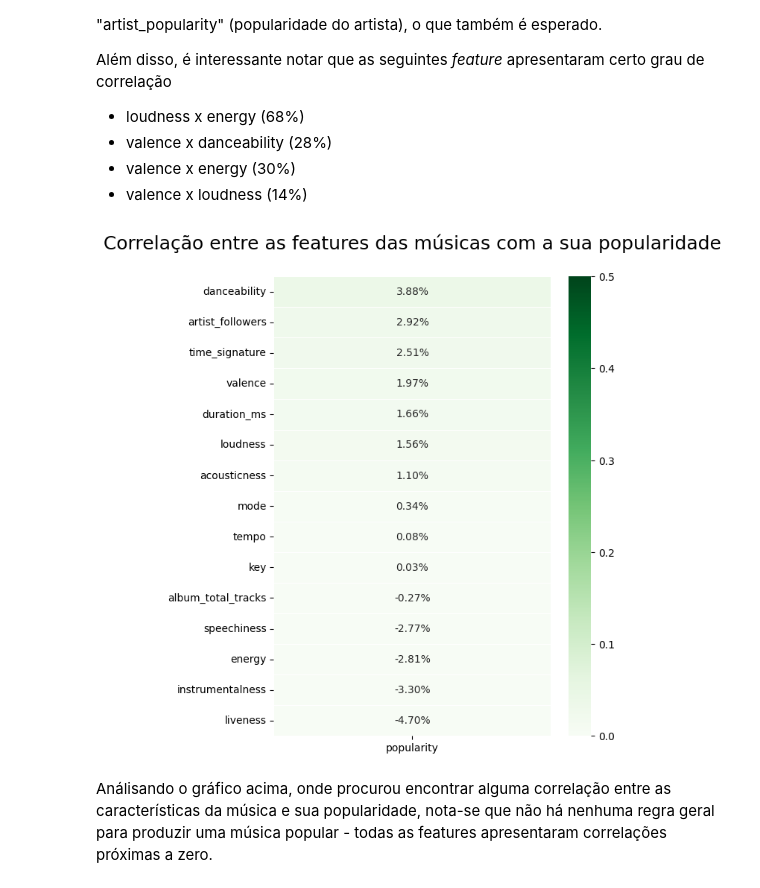
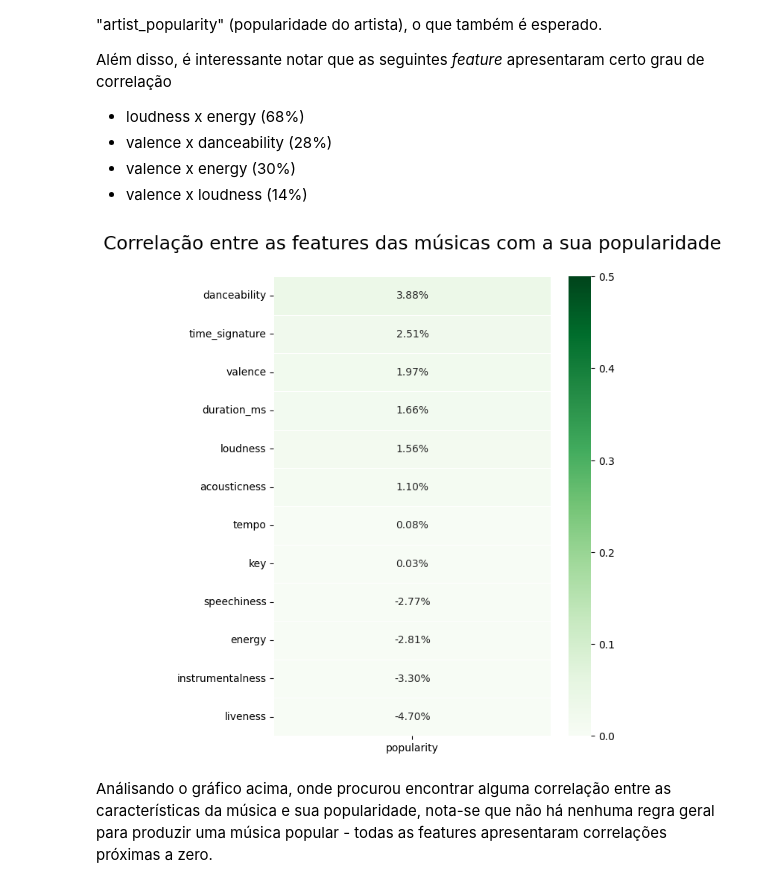
Before and after one commit to Ciencia-de-Dados-IMT-2023/Projeto-Spotify-2023.1, a Jupyter notebook: notebooks/02_EDA.ipynb, the cells around one changed output. Cells and saved outputs as stored; diff of their text form; code cells hidden in the pictures.

```diff
--- a/notebooks/02_EDA.ipynb
+++ b/notebooks/02_EDA.ipynb
@@ -121,0 +131,3 @@ Name: album_release_date, dtype: datetime64[ns]
+# %%
+df_musicas['mode'] = df_musicas['mode'].astype('bool')
+display(df_musicas['mode'].sample(5))
@@ -183,22 +208,24 @@ Além disso, é interessante notar que as seguintes _feature_ apresentaram certo
 # %%
 plt.figure(figsize=(6, 8))
 
+colunas_nao_usadas = ['explicit', 'album_popularity', 'artist_popularity', 'artist_followers', 'album_total_tracks', 'mode']
+
 sns.heatmap(
-    df_musicas.drop(columns=['explicit', 'album_popularity', 'artist_popularity']).corr()[['popularity']].sort_values(by=['popularity'], ascending=False)[1:],
+    df_musicas.drop(columns=colunas_nao_usadas).corr()[['popularity']].sort_values(by=['popularity'], ascending=False)[1:],
 
     annot=True,
     vmin=0,
     vmax=.5,
     cmap='Greens',
     linewidths=.5,
     fmt='.2%'
     )
 
 
 plt.title('Correlação entre as features das músicas com a sua popularidade\n', fontsize=18)
 plt.show()
 # %% [output]
-[figure, old version]
+[figure, new version]
 # %% [markdown]
 Análisando o gráfico acima, onde procurou encontrar alguma correlação entre as características da música e sua popularidade, nota-se que não há nenhuma regra geral para produzir uma música popular - todas as features apresentaram correlações próximas a zero.
 # %%
```
Also changed, not shown: parts of 30 cells of this notebook, 2 other files.
